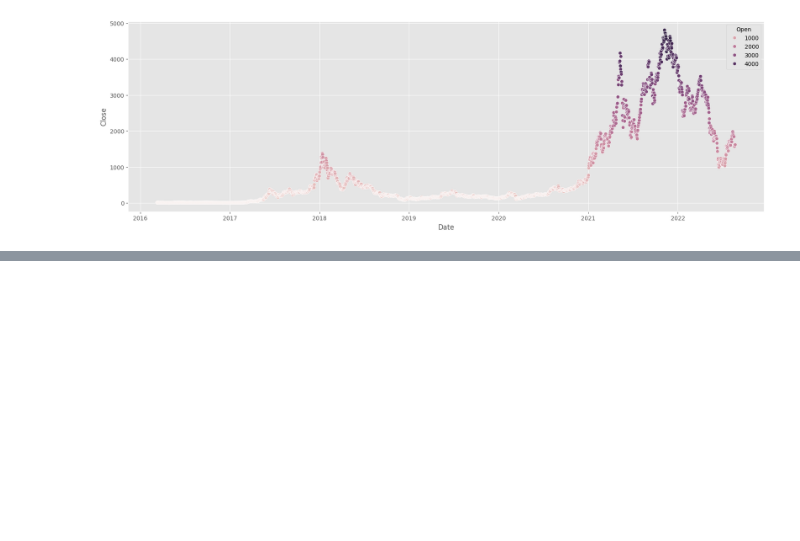
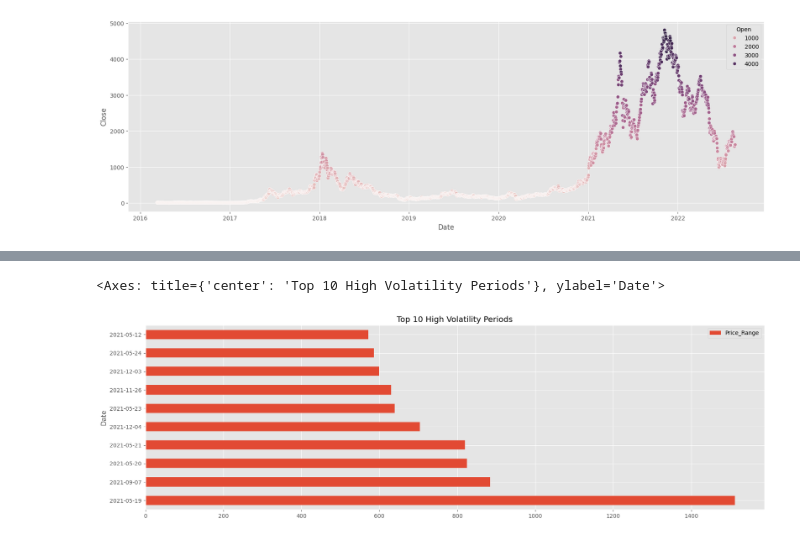
Before and after one commit to kaan4dev/cryptoAnalysis, a Jupyter notebook: coins.ipynb, the cells around one changed output, grey strips where cells are left out. Cells and saved outputs as stored; diff of their text form; code cells hidden in the pictures; blank space fills up the shorter version.

```diff
--- a/coins.ipynb
+++ b/coins.ipynb
@@ -166,0 +193,12 @@ plt.show()
+# %%
+# Calculate daily volatility
+df['Price_Range'] = df['High'] - df['Low']
+
+# Sort the dataframe by Price_Range in descending order to find the periods with the highest volatility
+df_high_volatility = df.sort_values(by='Price_Range', ascending=False)
+
+# Crop the times from dates
+df_high_volatility['Date'] = df_high_volatility['Date'].dt.date
+
+# Display the top 10 periods with the highest volatility
+df_high_volatility[['Date', 'High', 'Low', 'Price_Range']].head(10)
@@ -166,0 +217,5 @@ plt.show()
+# %%
+df_high_volatility[['Date', 'High', 'Low', 'Price_Range']].head(10).plot(kind='barh', x='Date', y='Price_Range', figsize=(20,6), title='Top 10 High Volatility Periods', color=['tile'])
+# %% [output]
+<Axes: title={'center': 'Top 10 High Volatility Periods'}, ylabel='Date'>
+[figure, added]
```
Also changed, not shown: parts of 6 cells of this notebook, 5 other files.
